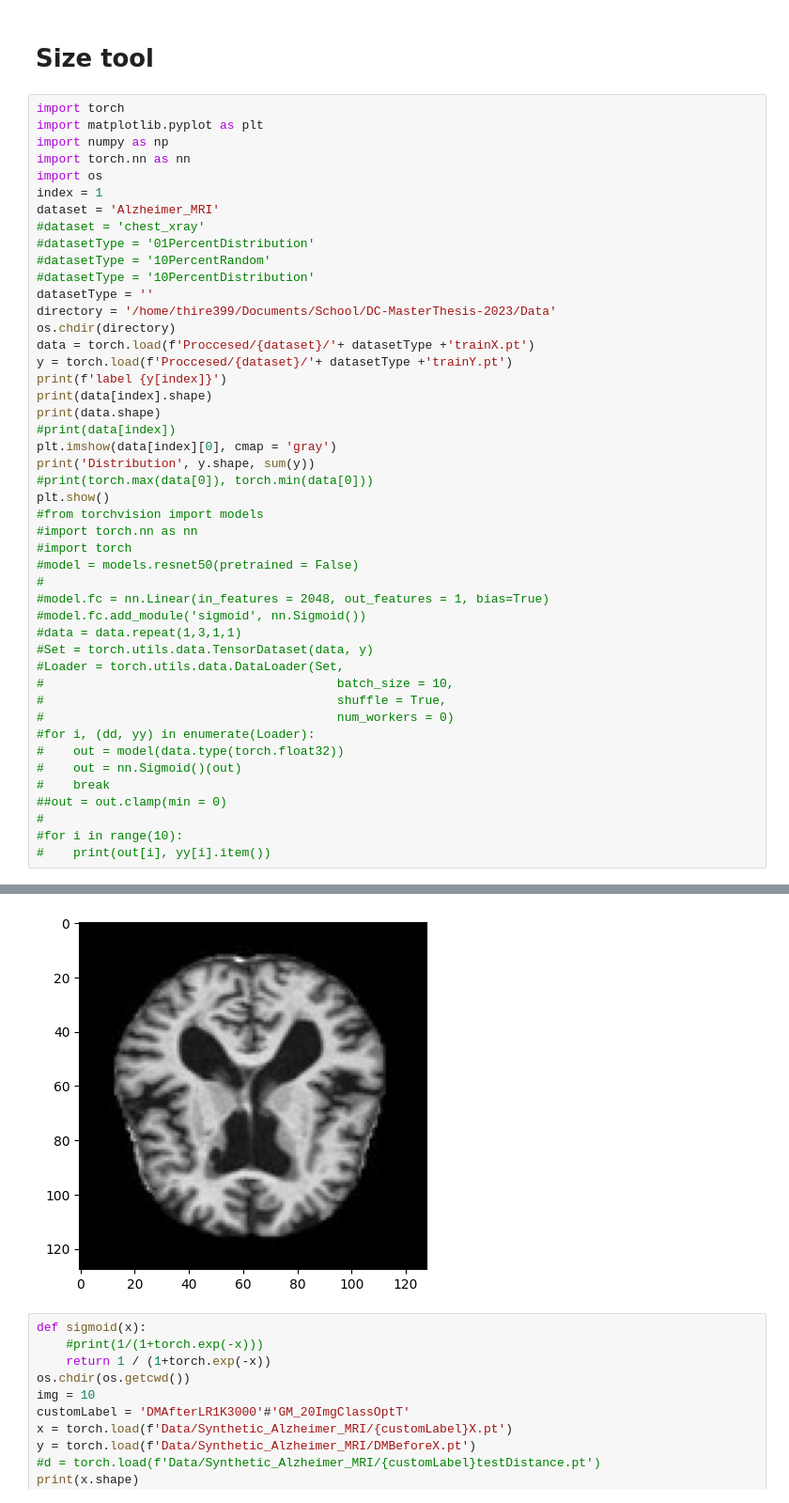
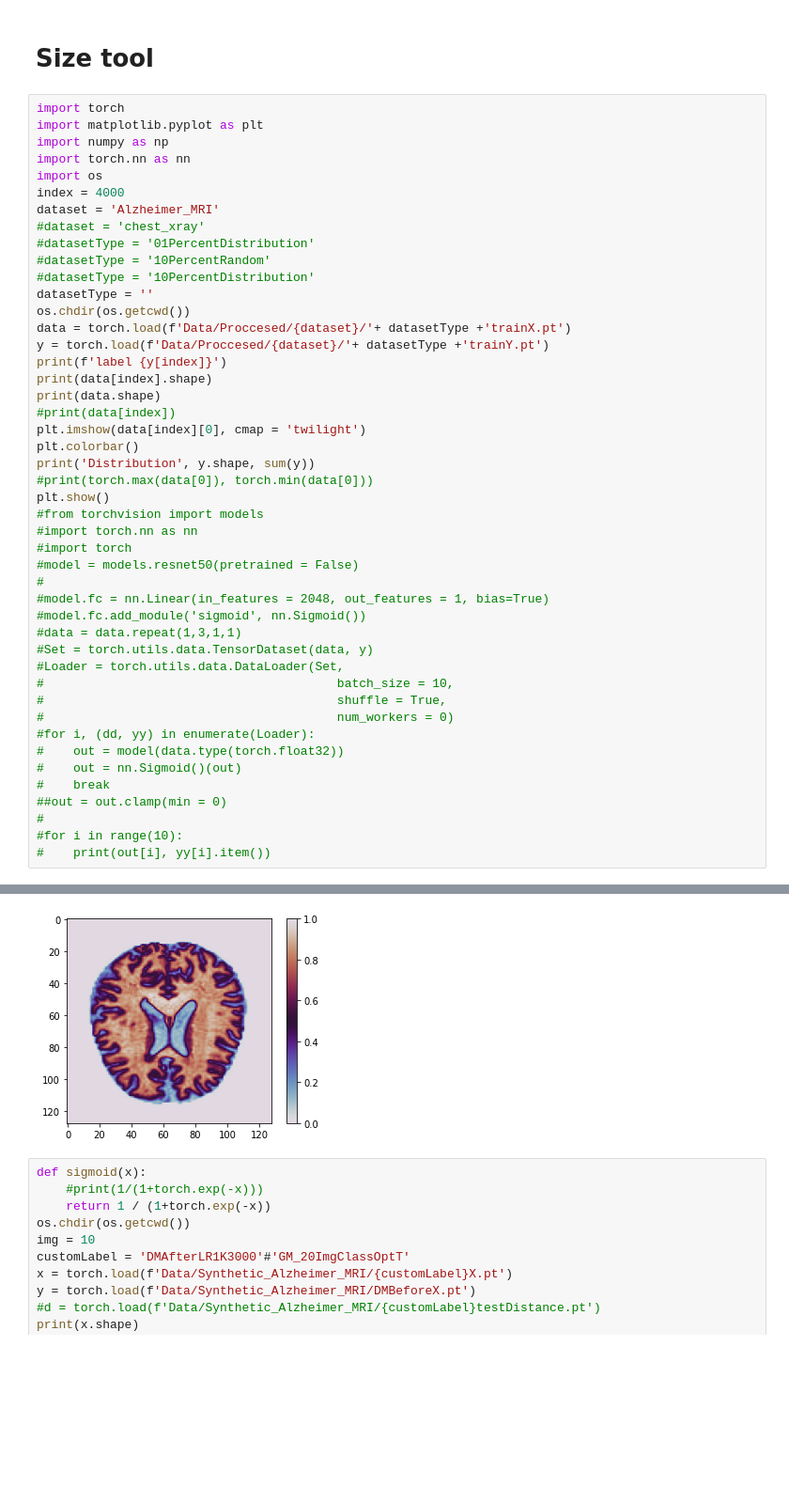
Before and after one commit to Thire399/DC-MasterThesis-2023, a Jupyter notebook: AccuracycheckerTool.ipynb, the cells around one changed output, grey strips where cells are left out. Shown: that part at 94% size. Drawn from its saved outputs; the diff is of its cells as text; blank space fills up the shorter version.

```diff
--- a/AccuracycheckerTool.ipynb
+++ b/AccuracycheckerTool.ipynb
@@ -129,22 +129,22 @@ import matplotlib.pyplot as plt
 import numpy as np
 import torch.nn as nn
 import os
-index = 1
+index = 4000
 dataset = 'Alzheimer_MRI'
 #dataset = 'chest_xray'
 #datasetType = '01PercentDistribution'
 #datasetType = '10PercentRandom'
 #datasetType = '10PercentDistribution'
 datasetType = ''
-directory = '/home/thire399/Documents/School/DC-MasterThesis-2023/Data'
-os.chdir(directory)
-data = torch.load(f'Proccesed/{dataset}/'+ datasetType +'trainX.pt')
-y = torch.load(f'Proccesed/{dataset}/'+ datasetType +'trainY.pt')
+os.chdir(os.getcwd())
+data = torch.load(f'Data/Proccesed/{dataset}/'+ datasetType +'trainX.pt')
+y = torch.load(f'Data/Proccesed/{dataset}/'+ datasetType +'trainY.pt')
 print(f'label {y[index]}')
 print(data[index].shape)
 print(data.shape)
 #print(data[index])
-plt.imshow(data[index][0], cmap = 'gray')
+plt.imshow(data[index][0], cmap = 'twilight')
+plt.colorbar()
 print('Distribution', y.shape, sum(y))
 #print(torch.max(data[0]), torch.min(data[0]))
 plt.show()
@@ -174,7 +174,7 @@ label 0
 torch.Size([1, 128, 128])
 torch.Size([4032, 1, 128, 128])
 Distribution torch.Size([4032]) tensor(2016)
-[figure, old version]
+[figure, new version]
 # %%
 def sigmoid(x):
     #print(1/(1+torch.exp(-x)))
```
Also changed, not shown: parts of 3 cells of this notebook.
